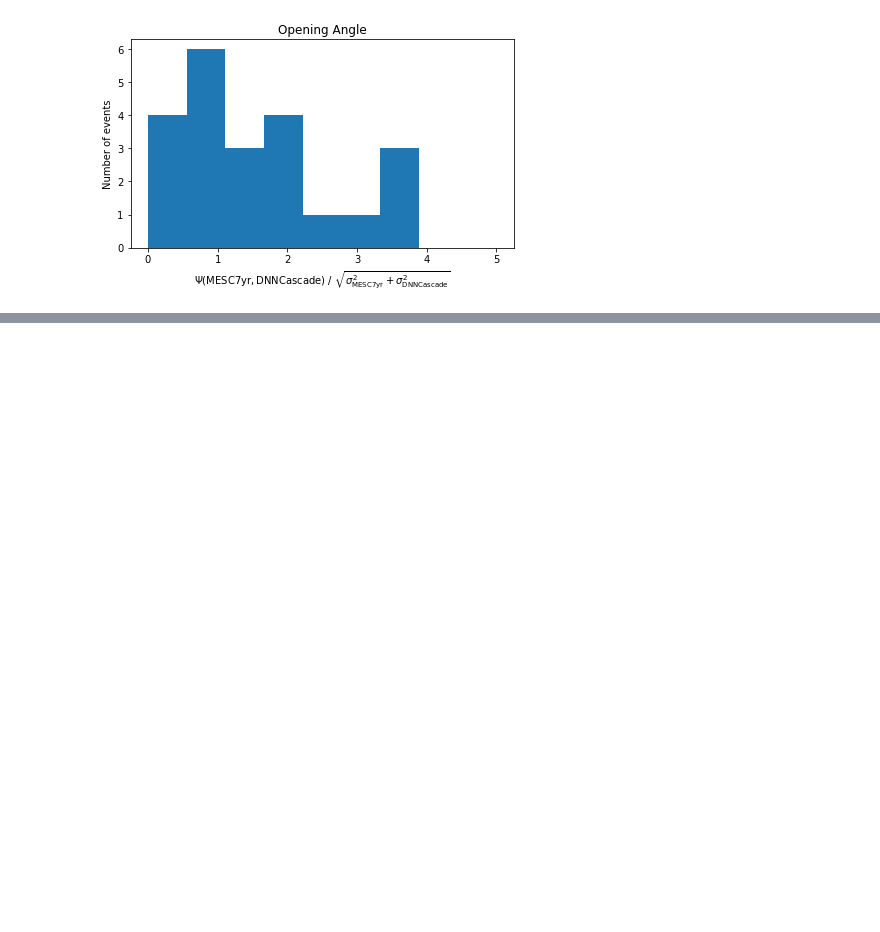
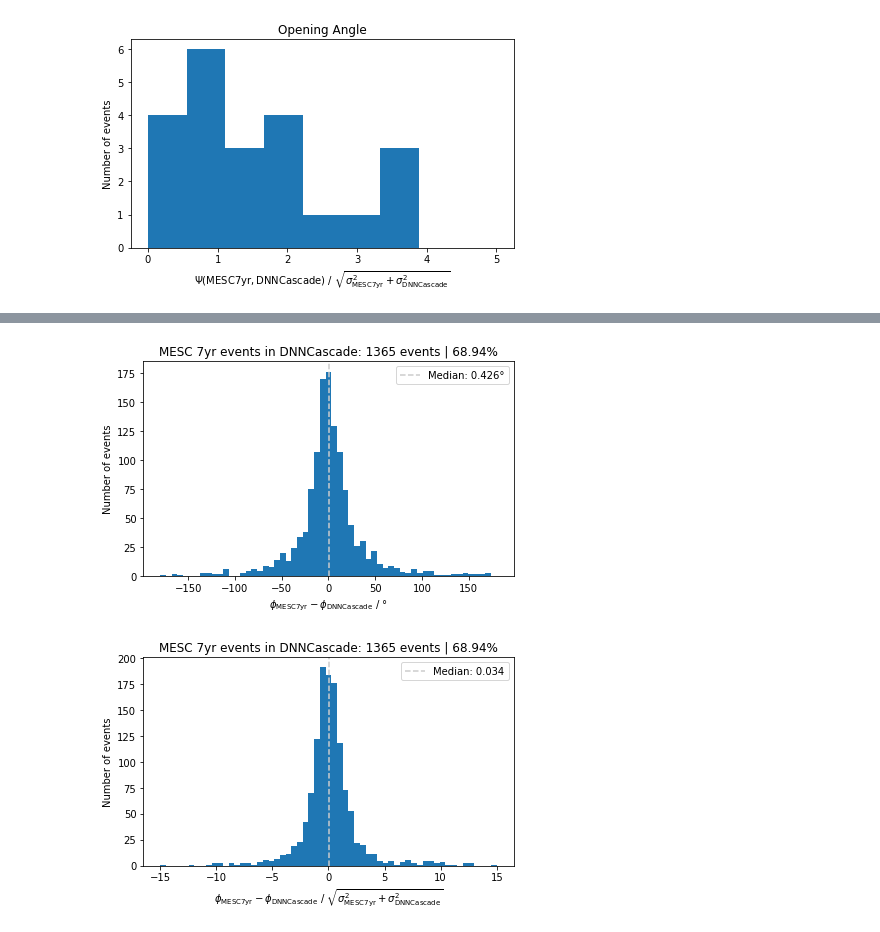
Before and after one commit to ssclafani949/DNNCascade, a Jupyter notebook: notebooks/event_selection/CreatePickleForEGenDirectFitComparison.ipynb, the cells around one changed output, grey strips where cells are left out. Cells and saved outputs as stored; diff of their text form; code cells hidden in the pictures; blank space fills up the shorter version.

```diff
--- a/notebooks/event_selection/CreatePickleForEGenDirectFitComparison.ipynb
+++ b/notebooks/event_selection/CreatePickleForEGenDirectFitComparison.ipynb
@@ -466,0 +532,33 @@ fig.savefig(os.path.join(plot_dir, 'residuals_angle_relative.png'))
+# %%
+residuals = df_mesc_overlap[key_trafo_mesc_inv['mesc7yr_az']] - df_exp_overlap[key_trafo_inv['egen_az']]
+sigma = np.sqrt(
+    df_mesc_overlap[key_trafo_mesc_inv['mesc7yr_ang_esterr']]**2
+    - df_exp_overlap[key_trafo_inv['egen_ang_esterr']]**2
+)
+
+bins = np.linspace(-180, 180, 60)
+fig, ax = plt.subplots(figsize=(6, 4))
+ax.hist(np.rad2deg(residuals), bins=bins)
+ax.set_xlabel(r'$\phi_\mathrm{MESC7yr} - \phi_\mathrm{DNNCascade}$ / °')
+ax.set_ylabel('Number of events')
+median = np.nanmedian(np.rad2deg(residuals))
+ax.axvline(median, color='0.8', ls='--', label='Median: {:3.3f}°'.format(median))
+ax.legend()
+ax.set_title(overlap_str)
+fig.tight_layout()
+fig.savefig(os.path.join(plot_dir, 'residuals_azimuth_overlap.png'))
+
+bins = np.linspace(-15, 15, 60)
+fig, ax = plt.subplots(figsize=(6, 4))
+ax.hist(residuals/sigma, bins=bins)
+median = np.nanmedian(residuals/sigma)
+ax.axvline(median, color='0.8', ls='--', label='Median: {:3.3f}'.format(median))
+ax.legend()
+ax.set_xlabel(r'$\phi_\mathrm{MESC7yr} - \phi_\mathrm{DNNCascade}$ / $\sqrt{\sigma_\mathrm{MESC7yr}^2 + \sigma_\mathrm{DNNCascade}^2}$')
+ax.set_ylabel('Number of events')
+ax.set_title(overlap_str)
+fig.tight_layout()
+fig.savefig(os.path.join(plot_dir, 'residuals_azimuth_relative_overlap.png'))
+# %% [output]
+[figure, added]
+[figure, added]
```
Also changed, not shown: parts of 9 cells of this notebook.
